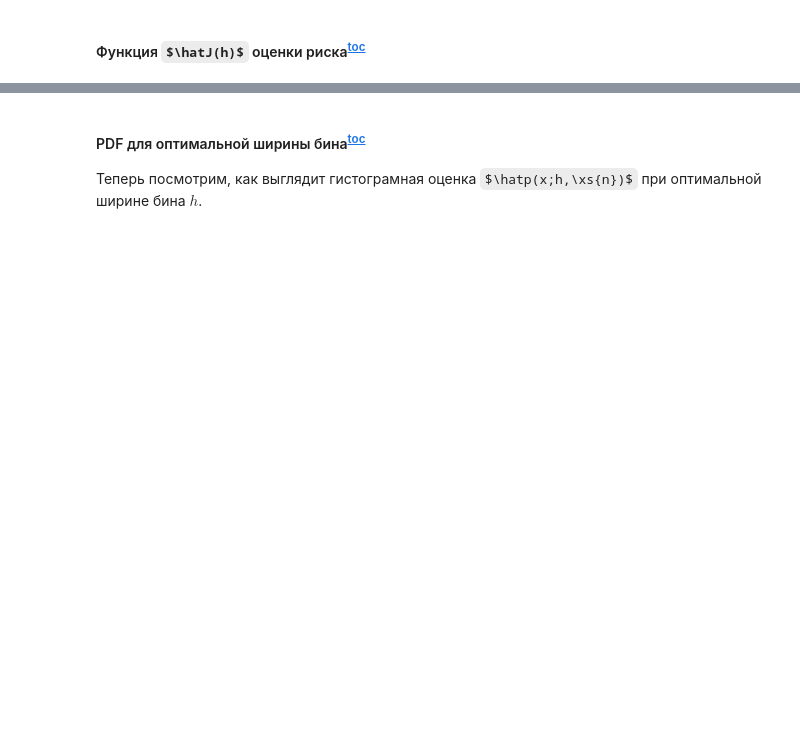
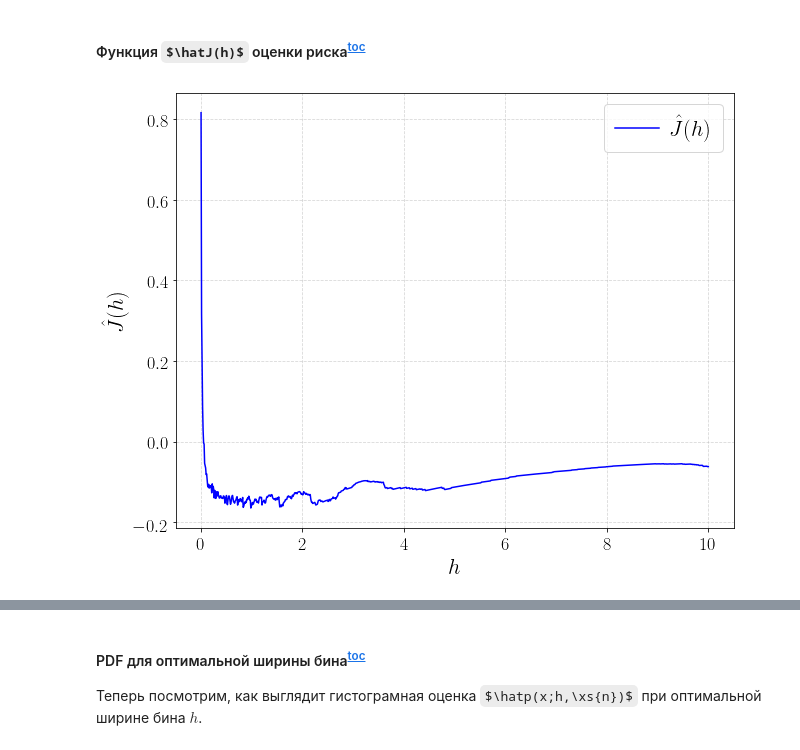
Before and after one commit to siri3us/ASML, a Jupyter notebook: notebooks/seminar_06_nonparametric.ipynb, the cells around one changed output, grey strips where cells are left out. Drawn from its saved outputs; the diff is of its cells as text; code cells hidden in the pictures; some formulas as TeX source; blank space fills up the shorter version.

```diff
--- a/notebooks/seminar_06_nonparametric.ipynb
+++ b/notebooks/seminar_06_nonparametric.ipynb
@@ -334,7 +339,10 @@ def create_binedges(center, bandwidth, x_left, x_right):
 
 
 def histogram_pdf_estimated_risk(bincounts, bandwidth):
-    assert False
+    h = bandwidth
+    n = np.sum(bincounts)
+    ps = bincounts / n
+    return 2 / ((n - 1) * h) - (n + 1.0) / (h * (n - 1.0)) * np.sum(ps**2)
 # %% [markdown]
 <a id='hist_pdf_opt_bandwidth'></a>
 ### Пример выбор оптимальной ширины бинов<sup>[toc](#toc)</sup>
@@ -383,18 +392,20 @@ plt.legend();
 # %%
 bandwidth_range = np.linspace(0.01, 10, 1000)
 risk_values = []
 for bandwidth in bandwidth_range:
-    binedges = create_binedges(0., bandwidth, samples.min(), samples.max())
+    binedges = create_binedges(0.0, bandwidth, samples.min(), samples.max())
     bincounts, _ = np.histogram(samples, bins=binedges)
     risk_values.append(histogram_pdf_estimated_risk(bincounts, bandwidth))
 risk_values = np.array(risk_values)
 
 plt.figure(figsize=(10, 8))
 plt.plot(bandwidth_range, risk_values, color='b', label=r'$\hat{J}(h)$', zorder=2);
 plt.xlabel(r'$h$')
 plt.ylabel(r'$\hat{J}(h)$')
 plt.legend()
 plt.grid(which='both', linestyle='--', alpha=0.5);
+# %% [output]
+[figure, added]
 # %%
 # Finding the optimal bandwidth
 index_min = np.argmin(risk_values)
```
Also changed, not shown: parts of 29 cells of this notebook.
